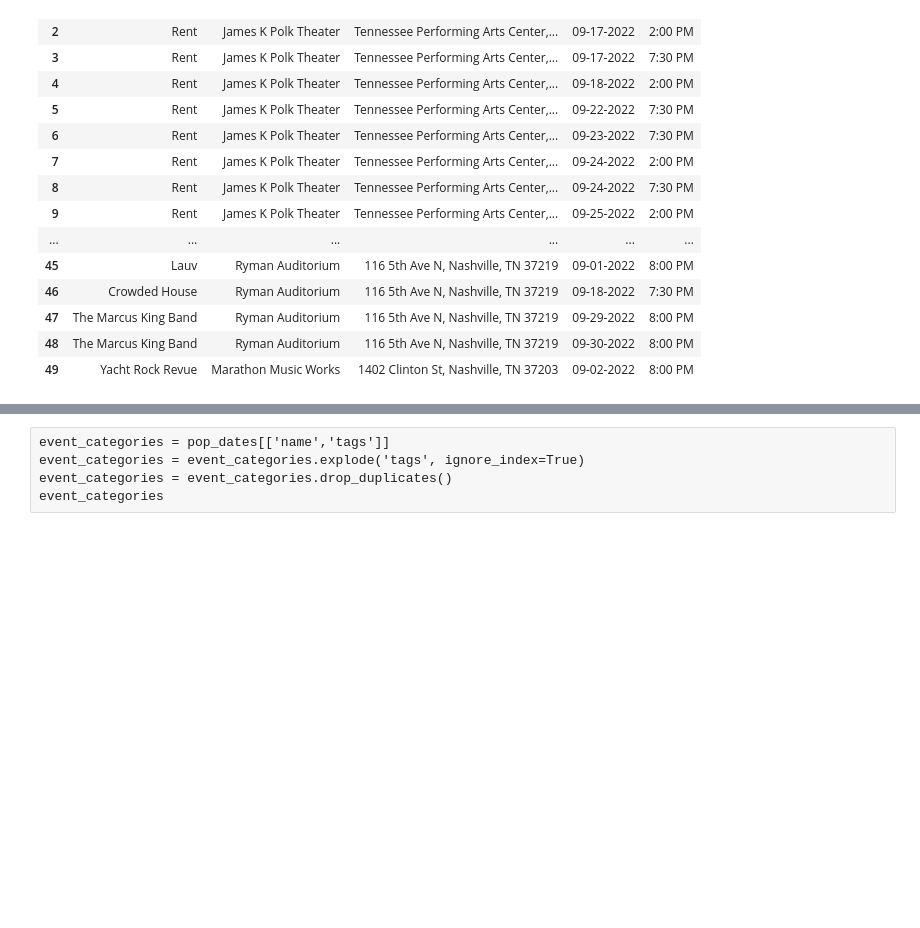
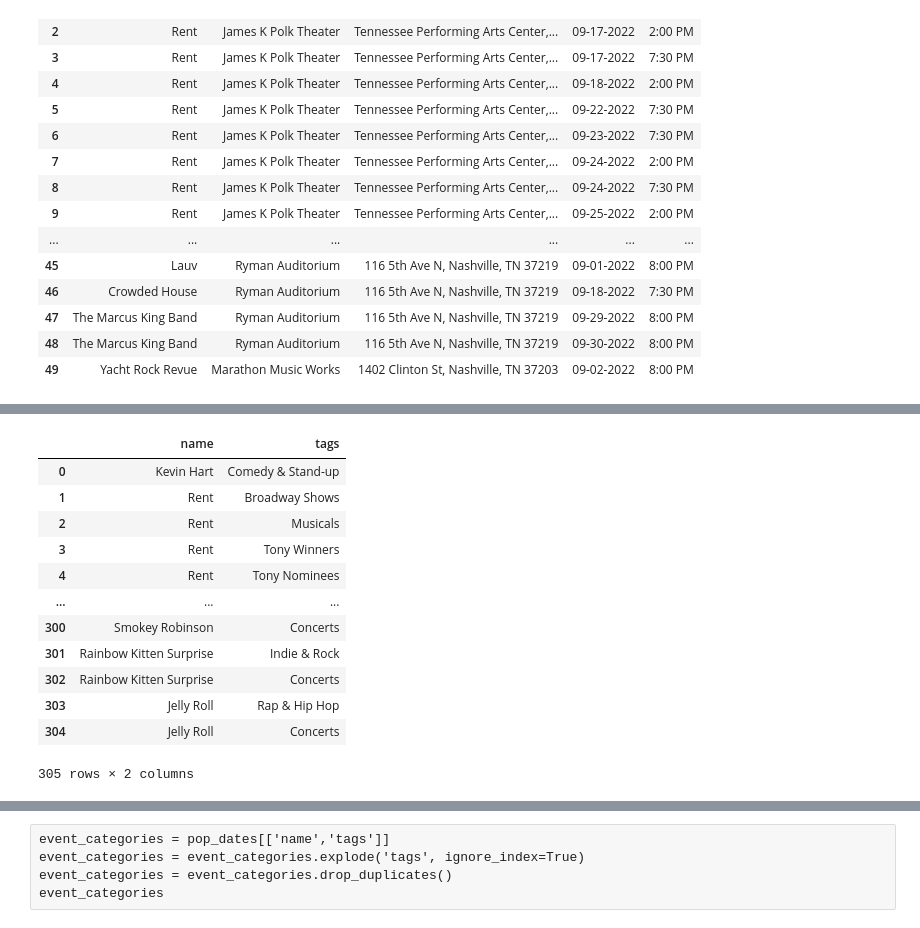
Before and after one commit to michaelcnorman/DDA7-Capstone-Michael, a Jupyter notebook: notebooks/Webscraping events.ipynb, the cells around one changed output, grey strips where cells are left out. Saved outputs shown, nothing was run; the diff lists cells and outputs as text; code cells hidden in the pictures; blank space fills up the shorter version.

Commit message:
final dataframes and soups

```diff
--- a/notebooks/Webscraping events.ipynb
+++ b/notebooks/Webscraping events.ipynb
@@ -777,0 +674,19 @@ venue_categories
+# %%
+event_categories = tags[['name','tags']]
+event_categories = event_categories[event_categories['tags'].map(lambda d: len(d))>0]
+event_categories = event_categories.explode('name',ignore_index=True).explode('tags',ignore_index=True)
+event_categories
+# %% [output]
+|  | name | tags |
+| 0 | Kevin Hart | Comedy & Stand-up |
+| 1 | Rent | Broadway Shows |
+| 2 | Rent | Musicals |
+| 3 | Rent | Tony Winners |
+| 4 | Rent | Tony Nominees |
+| ... | ... | ... |
+| 300 | Smokey Robinson | Concerts |
+| 301 | Rainbow Kitten Surprise | Indie & Rock |
+| 302 | Rainbow Kitten Surprise | Concerts |
+| 303 | Jelly Roll | Rap & Hip Hop |
+| 304 | Jelly Roll | Concerts |
+305 rows × 2 columns
```
Also changed, not shown: parts of 40 cells of this notebook.
